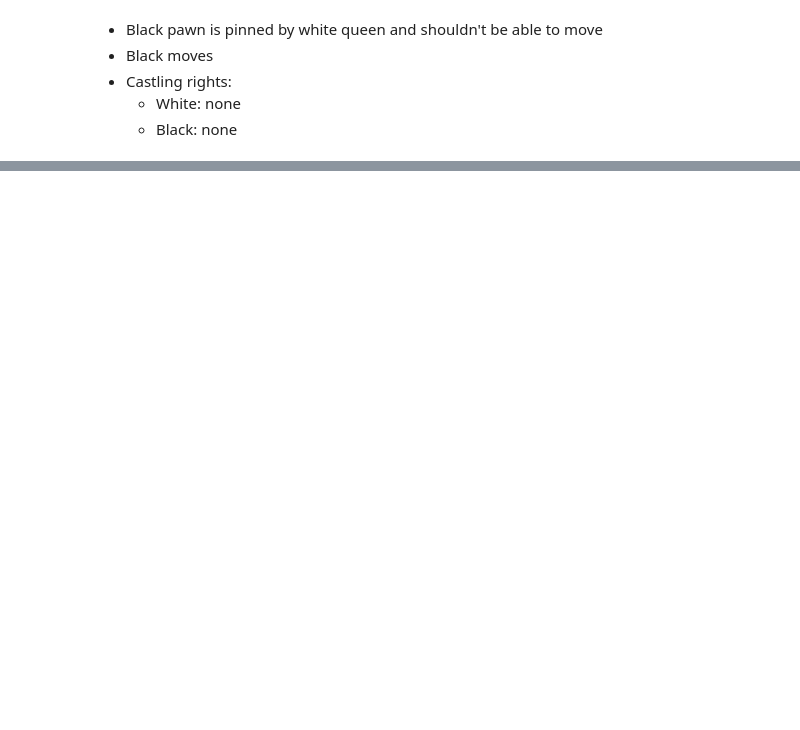
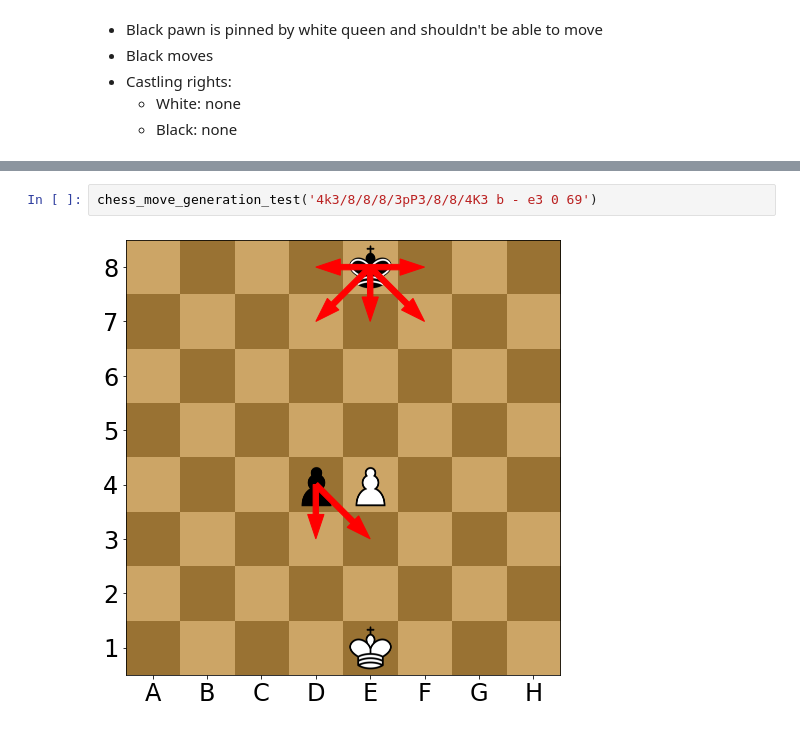
Before and after one commit to vv-hieu/ParallelChessEngine, a Jupyter notebook: ChessMoveGenerationTest.ipynb, the cells around one changed output, grey strips where cells are left out. Drawn from its saved outputs; the diff is of its cells as text; blank space fills up the shorter version.

```diff
--- a/ChessMoveGenerationTest.ipynb
+++ b/ChessMoveGenerationTest.ipynb
@@ -61,0 +80,4 @@ chess_move_generation_test('8/8/2R5/3k4/4p3/3B4/6Q1/4K3 b - - 0 241')
+# %%
+chess_move_generation_test('4k3/8/8/8/3pP3/8/8/4K3 b - e3 0 69')
+# %% [output]
+[figure, added]
```
Also changed, not shown: parts of 9 cells of this notebook, 1 other file.
